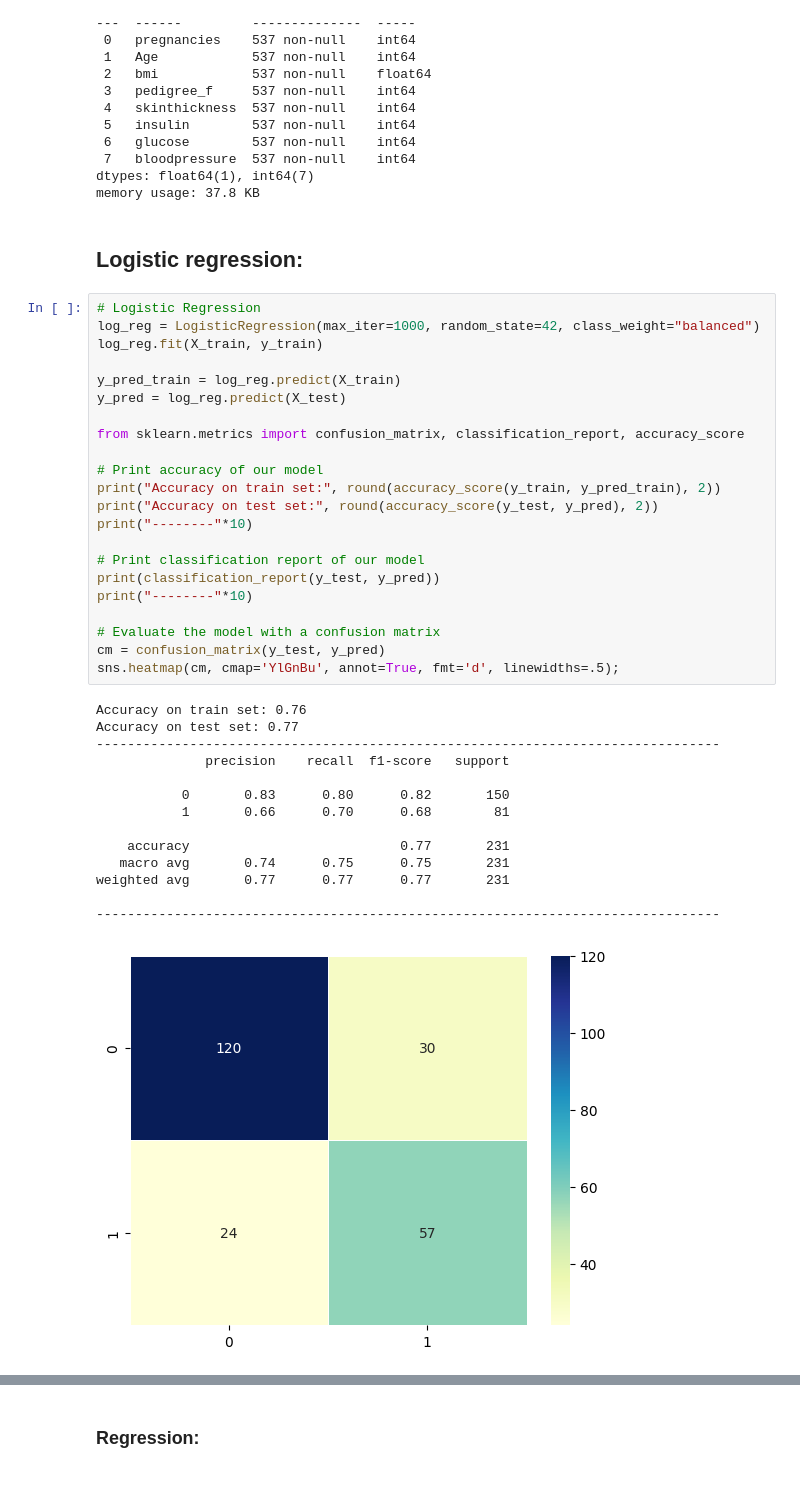
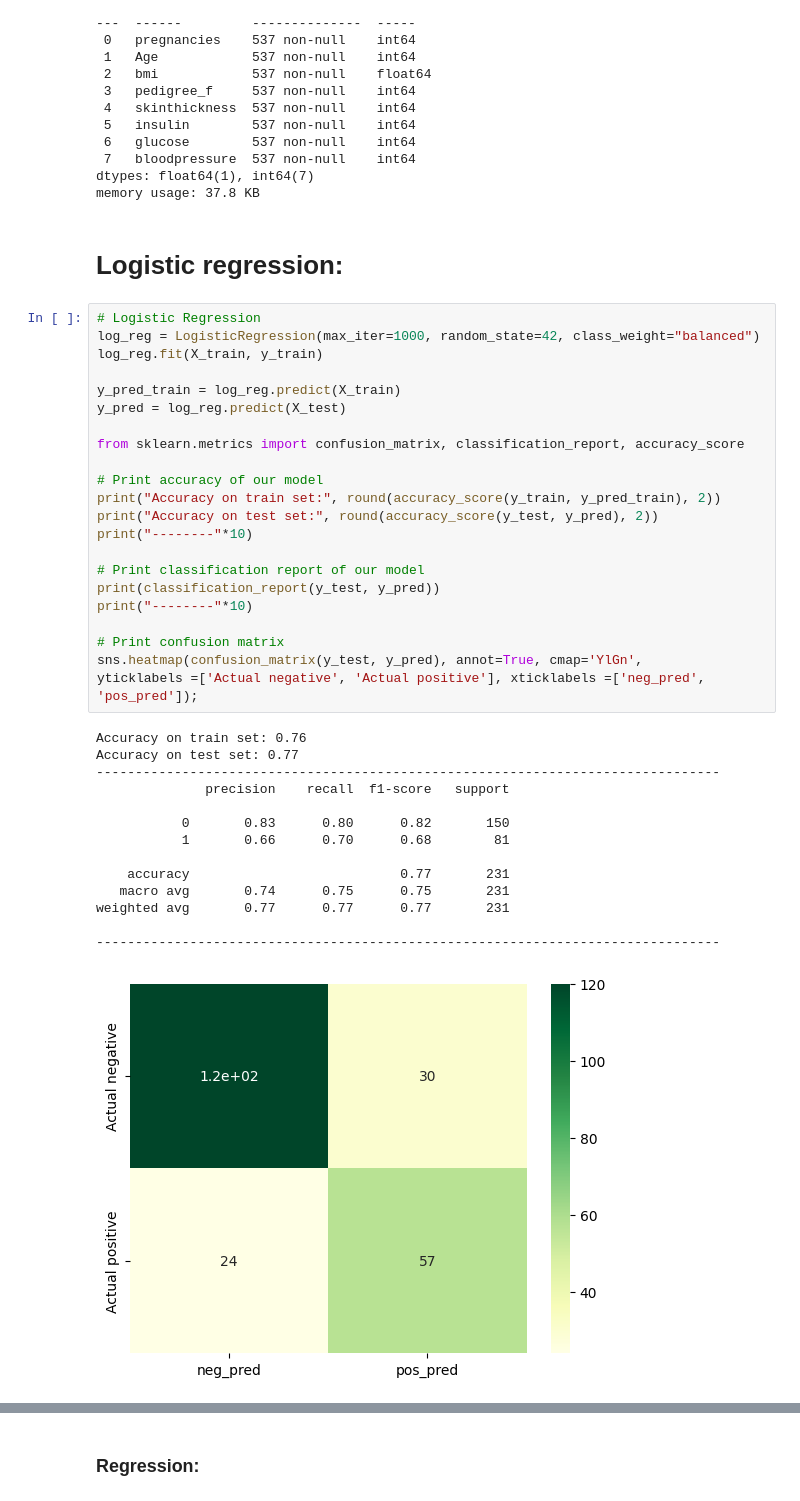
Before and after one commit to mojtaba-peyrovi/diabetes-ML-practice, a Jupyter notebook: 2_Diabetes_Challenge.ipynb, the cells around one changed output, grey strips where cells are left out. Saved outputs shown, nothing was run; the diff lists cells and outputs as text.

```diff
--- a/2_Diabetes_Challenge.ipynb
+++ b/2_Diabetes_Challenge.ipynb
@@ -198,41 +228,41 @@ Data columns (total 8 columns):
 dtypes: float64(1), int64(7)
 memory usage: 37.8 KB
 # %% [markdown]
-## Logistic regression:
+# Logistic regression:
 # %%
 # Logistic Regression
 log_reg = LogisticRegression(max_iter=1000, random_state=42, class_weight="balanced")
 log_reg.fit(X_train, y_train)
 
 y_pred_train = log_reg.predict(X_train)
 y_pred = log_reg.predict(X_test)
 
 from sklearn.metrics import confusion_matrix, classification_report, accuracy_score
 
 # Print accuracy of our model
 print("Accuracy on train set:", round(accuracy_score(y_train, y_pred_train), 2))
 print("Accuracy on test set:", round(accuracy_score(y_test, y_pred), 2))
 print("--------"*10)
 
 # Print classification report of our model
 print(classification_report(y_test, y_pred))
 print("--------"*10)
 
-# Evaluate the model with a confusion matrix
-cm = confusion_matrix(y_test, y_pred)
-sns.heatmap(cm, cmap='YlGnBu', annot=True, fmt='d', linewidths=.5);
+# Print confusion matrix
+sns.heatmap(confusion_matrix(y_test, y_pred), annot=True, cmap='YlGn',
+yticklabels =['Actual negative', 'Actual positive'], xticklabels =['neg_pred', 'pos_pred']);
 # %% [output]
 Accuracy on train set: 0.76
 Accuracy on test set: 0.77
 --------------------------------------------------------------------------------
               precision    recall  f1-score   support
 
            0       0.83      0.80      0.82       150
            1       0.66      0.70      0.68        81
 
     accuracy                           0.77       231
    macro avg       0.74      0.75      0.75       231
 weighted avg       0.77      0.77      0.77       231
 
 --------------------------------------------------------------------------------
-[figure, old version]
+[figure, new version]
```
Also changed, not shown: parts of 38 cells of this notebook, 1 other file.
